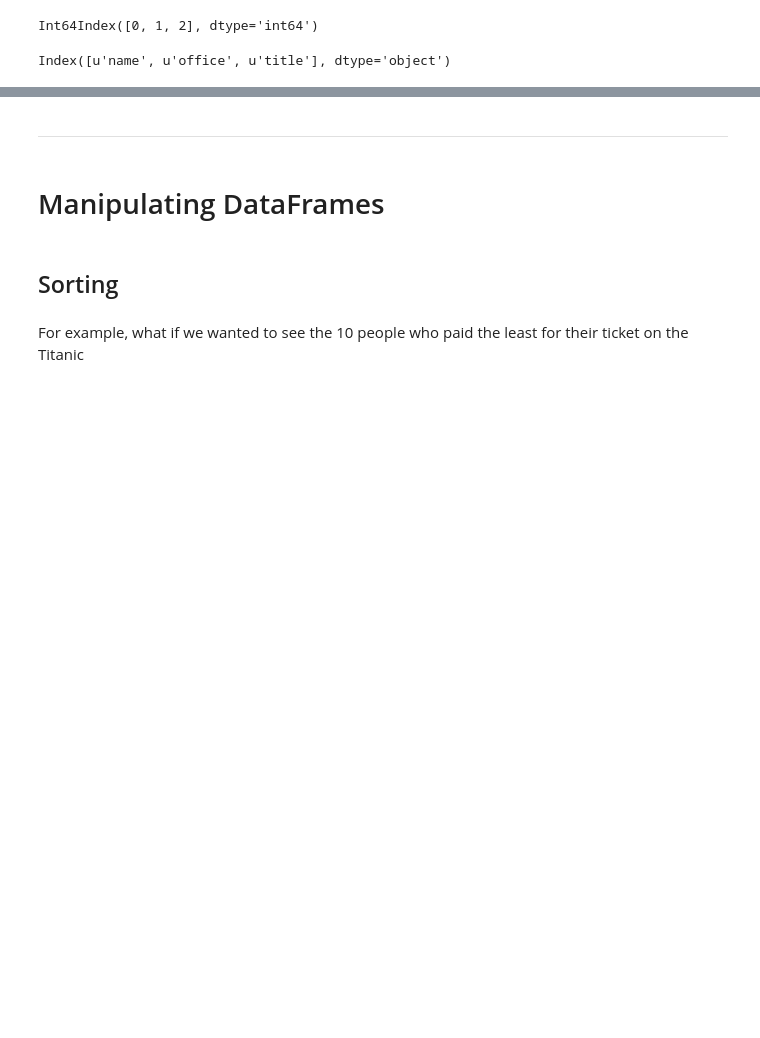
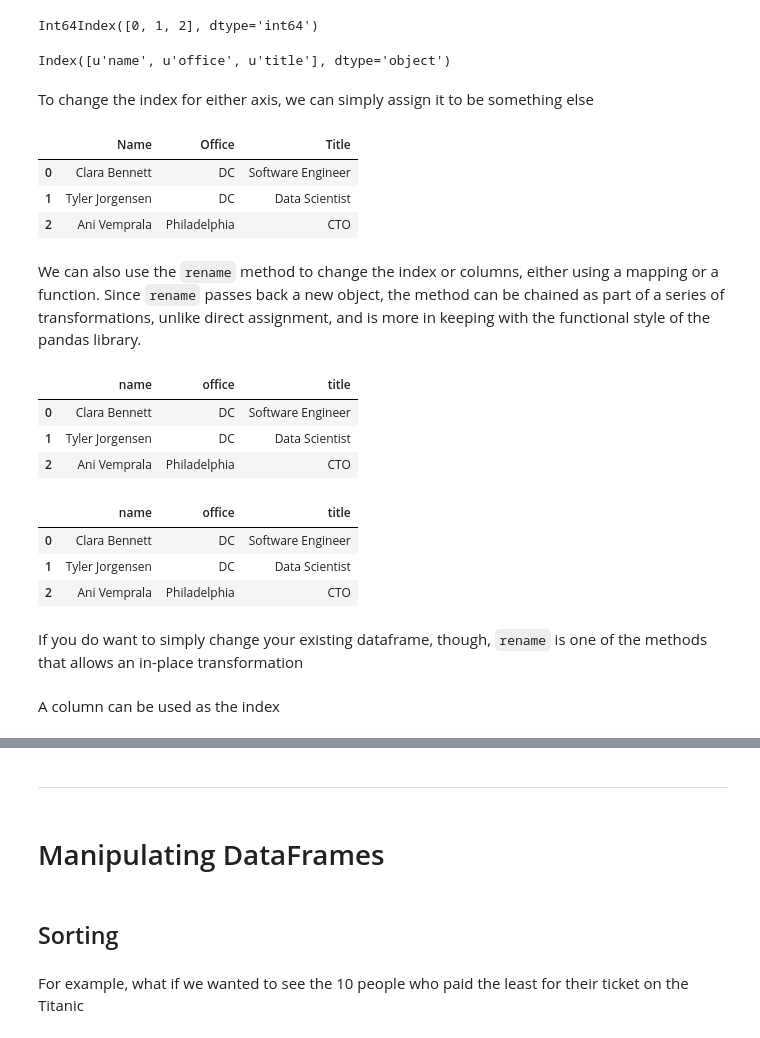
Before and after one commit to jackiekazil/intro_pandas, a Jupyter notebook: pandas_tutorial.ipynb, the cells around one changed output, grey strips where cells are left out. Cells and saved outputs as stored; diff of their text form; code cells hidden in the pictures; blank space fills up the shorter version.

```diff
--- a/pandas_tutorial.ipynb
+++ b/pandas_tutorial.ipynb
@@ -249,3 +247,31 @@ Int64Index([0, 1, 2], dtype='int64')
 picwell_employees.columns
 # %% [output]
 Index([u'name', u'office', u'title'], dtype='object')
+# %% [markdown]
+To change the index for either axis, we can simply assign it to be something else
+# %%
+picwell_employees.columns = ['Name', 'Office', 'Title']
+picwell_employees
+# %% [output]
+|  | Name | Office | Title |
+| 0 | Clara Bennett | DC | Software Engineer |
+| 1 | Tyler Jorgensen | DC | Data Scientist |
+| 2 | Ani Vemprala | Philadelphia | CTO |
+# %% [markdown]
+We can also use the `rename` method to change the index or columns, either using a mapping or a function. Since `rename` passes back a new object, the method can be chained as part of a series of transformations, unlike direct assignment, and is more in keeping with the functional style of the pandas library.
+# %%
+picwell_employees.rename(columns={'Name': 'name', 'Office': 'office', 'Title': 'title'})
+# %% [output]
+|  | name | office | title |
+| 0 | Clara Bennett | DC | Software Engineer |
+| 1 | Tyler Jorgensen | DC | Data Scientist |
+| 2 | Ani Vemprala | Philadelphia | CTO |
+# %%
+picwell_employees.rename(columns=lambda x: x.lower())
+# %% [output]
+|  | name | office | title |
+| 0 | Clara Bennett | DC | Software Engineer |
+| 1 | Tyler Jorgensen | DC | Data Scientist |
+| 2 | Ani Vemprala | Philadelphia | CTO |
+# %% [markdown]
+If you do want to simply change your existing dataframe, though, `rename` is one of the methods that allows an in-place transformation
@@ -251,0 +280,2 @@ Index([u'name', u'office', u'title'], dtype='object')
+# %% [markdown]
+A column can be used as the index
```
Also changed, not shown: parts of 15 cells of this notebook.
